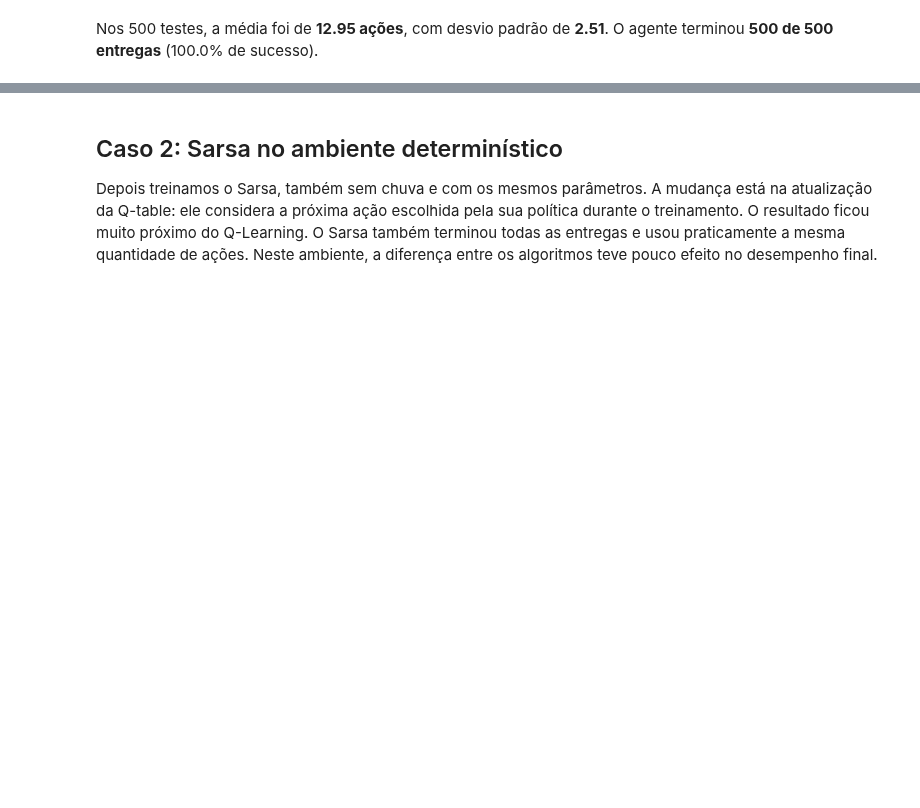
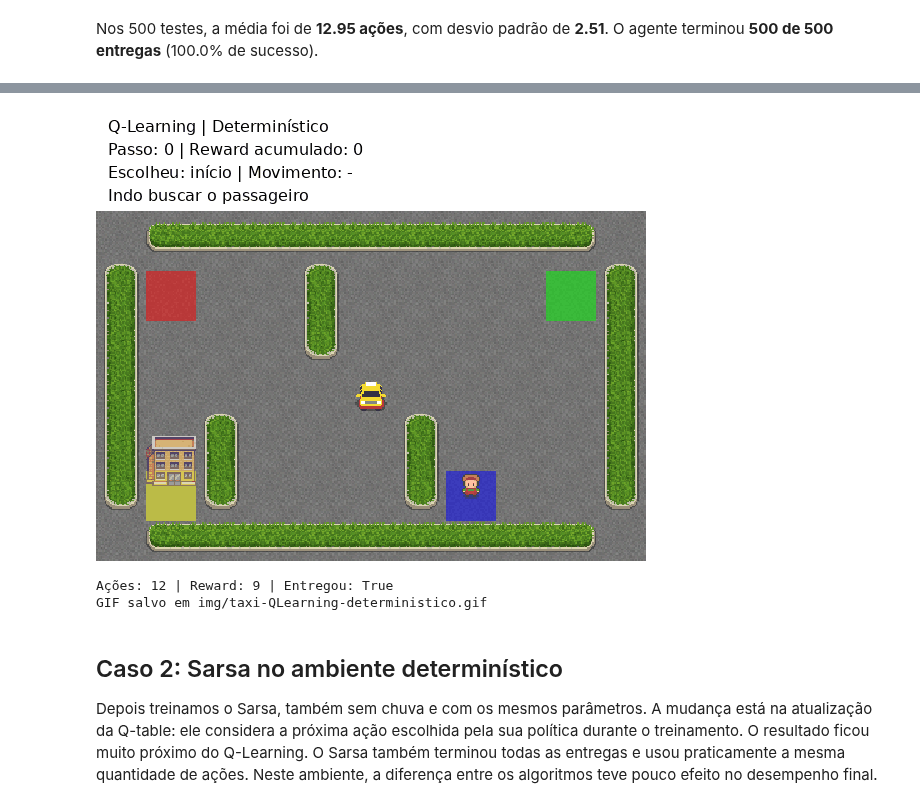
Before and after one commit to LaraAbduni/Projeto-2---Reinforcement-Learning, a Jupyter notebook: Relatorio.ipynb, the cells around one changed output, grey strips where cells are left out. Drawn from its saved outputs; the diff is of its cells as text; code cells hidden in the pictures; blank space fills up the shorter version.

```diff
--- a/Relatorio.ipynb
+++ b/Relatorio.ipynb
@@ -144,6 +144,16 @@ def mostrar_caso(algoritmo, ambiente):
         f"com desvio padrão de **{row['desvio_padrao_acoes']:.2f}**. "
         f"O agente terminou **{int(row['sucessos'])} de {int(row['episodios'])} entregas** "
         f"({row['taxa_sucesso']:.1f}% de sucesso)."))
+
+def mostrar_animacao(algoritmo, ambiente):
+    arquivo, demonstracao = gerar_animacao(algoritmo, ambiente, run=1, seed=10000)
+    display(NotebookImage(data=arquivo.read_bytes(), format='gif'))
+    print('Ações: {} | Reward: {} | Entregou: {}'.format(
+        demonstracao['acoes'], demonstracao['reward'], demonstracao['sucesso']))
+    if ambiente == 'nao-deterministico':
+        print('Mudanças de direção por escorregão: {}'.format(
+            demonstracao['escorregoes_visiveis']))
+    print('GIF salvo em img/' + arquivo.name)
 # %% [markdown]
 ## Caso 1: Q-Learning no ambiente determinístico
 
@@ -164,3 +178,9 @@ Nos 500 testes, a média foi de **12.95 ações**, com desvio padrão de **2.51*
+# %%
+mostrar_animacao('QLearning', 'deterministico')
+# %% [output]
+[figure, added]
+Ações: 12 | Reward: 9 | Entregou: True
+GIF salvo em img/taxi-QLearning-deterministico.gif
 # %% [markdown]
 ## Caso 2: Sarsa no ambiente determinístico
 
```
Also changed, not shown: parts of 9 cells of this notebook, 8 other files.
